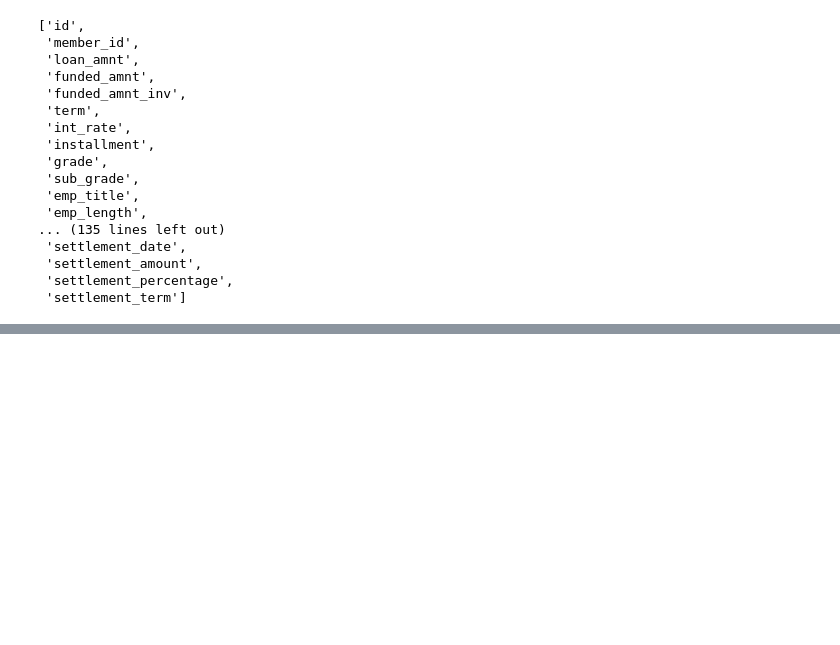
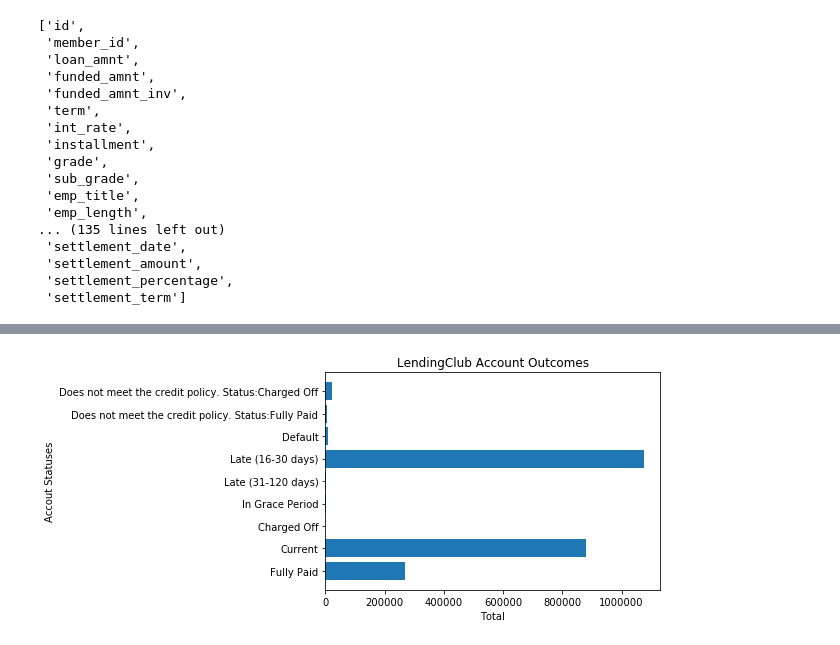
Before and after one commit to tiroger/predicting-loan-default, a Jupyter notebook: loan_default_ML.ipynb, the cells around one changed output, grey strips where cells are left out. Cells and saved outputs as stored; diff of their text form; code cells hidden in the pictures; blank space fills up the shorter version.

```diff
--- a/loan_default_ML.ipynb
+++ b/loan_default_ML.ipynb
@@ -33,3 +56,4 @@ import plotly
 # %%
-# Opening data
-loan_data = pd.read_csv('lending-club/accepted_2007_to_2018Q4.csv', low_memory=False)
+# Opening the raw dataset
+raw_loan_data_df = pd.read_csv('lending-club/accepted_2007_to_2018Q4.csv', low_memory=False)
+experiment.log_dataset_hash(raw_loan_data_df)
@@ -87,0 +303,4 @@ loan_data.shape
+# %%
+# Removing extraneous columns
+pre_disbursement_df = raw_loan_data_df[keep_features]
+pre_disbursement_df.head()
@@ -87,0 +332,13 @@ loan_data.shape
+# %%
+y_pos = list(pre_disbursement_df.groupby('loan_status')['loan_status'].count())
+x = pre_disbursement_df.loan_status.dropna().unique()
+
+plt.barh(x, y_pos)
+# plt.xticks(x, rotation='vertical')
+plt.xlabel('Total')
+plt.ylabel('Accout Statuses')
+plt.title('LendingClub Account Outcomes')
+
+plt.show()
+# %% [output]
+[figure, added]
```
Also changed, not shown: parts of 27 cells of this notebook, 3 other files.
